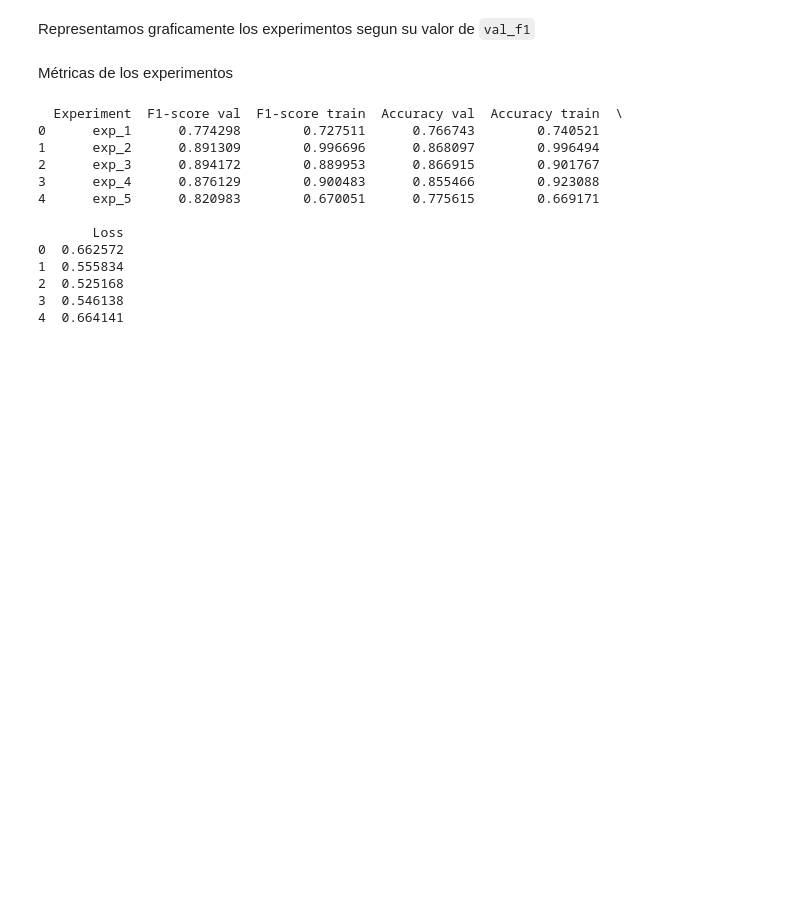
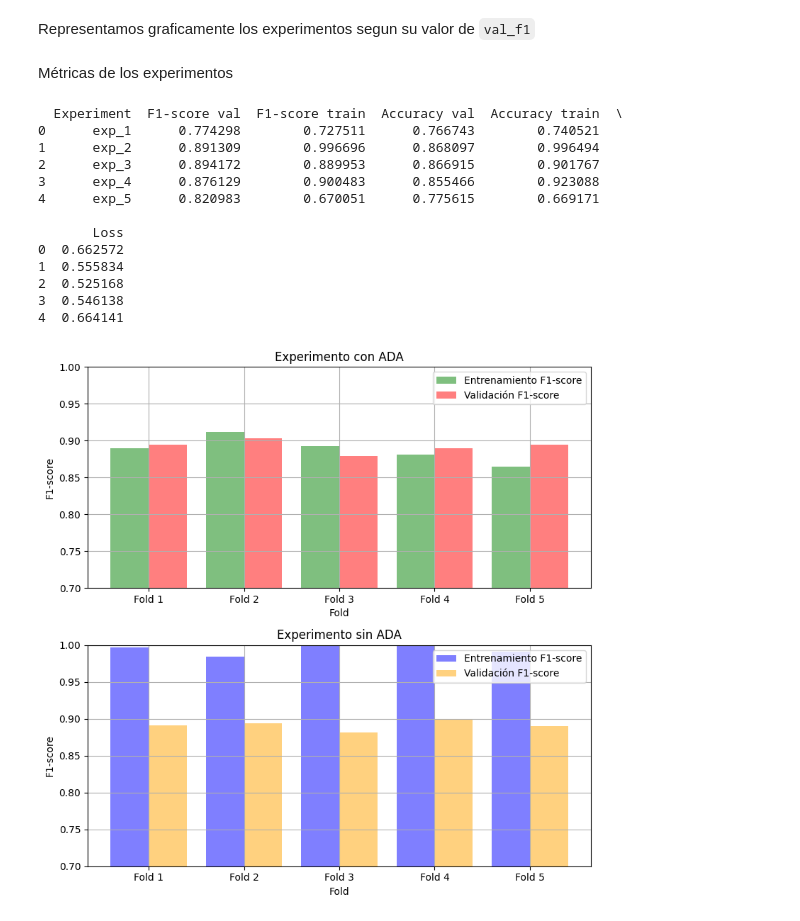
Before and after one commit to JoseRuiz01/Detecciones-de-Manipulaciones-Copy-Move-y-Splicing-en-Audio-usando-Tecnicas-de-Aprendizaje-Profundo, a Jupyter notebook: plot_experiments_results.ipynb, the cells around one changed output. Drawn from its saved outputs; the diff is of its cells as text; code cells hidden in the pictures; blank space fills up the shorter version.

```diff
--- a/plot_experiments_results.ipynb
+++ b/plot_experiments_results.ipynb
@@ -112,4 +112,49 @@ print(df_metrics)
 2  0.525168
 3  0.546138
 4  0.664141
+# %%
+# Datos del experimento exp_3
+exp_3_data = results['exp_3']
+epochs_3 = [entry['epoch'] for entry in exp_3_data]
+train_f1_3 = [entry['train_f1'] for entry in exp_3_data]
+val_f1_3 = [entry['val_f1'] for entry in exp_3_data]
+
+# Datos del experimento exp_2
+exp_2_data = results['exp_2']
+epochs_2 = [entry['epoch'] for entry in exp_2_data]
+train_f1_2 = [entry['train_f1'] for entry in exp_2_data]
+val_f1_2 = [entry['val_f1'] for entry in exp_2_data]
+
+# Crear las subgráficas
+fig, axes = plt.subplots(2, 1, figsize=(8, 8))
+
+# Gráfica para exp_3
+axes[0].bar(np.arange(len(epochs_3)) - 0.2, train_f1_3, width=0.4, label='Entrenamiento F1-score', alpha=0.5, color='green')
+axes[0].bar(np.arange(len(epochs_3)) + 0.2, val_f1_3, width=0.4, label='Validación F1-score', alpha=0.5, color='red')
+axes[0].set_title('Experimento con ADA')
+axes[0].set_xlabel('Fold')
+axes[0].set_ylabel('F1-score')
+axes[0].set_xticks(np.arange(len(epochs_3)))
+axes[0].set_xticklabels([f"Fold {i+1}" for i in range(len(epochs_3))])
+axes[0].legend()
+axes[0].grid(True)
+axes[0].set_ylim(bottom=0.7, top=1)
+
+
+# Gráfica para exp_2
+axes[1].bar(np.arange(len(epochs_2)) - 0.2, train_f1_2, width=0.4, label='Entrenamiento F1-score', alpha=0.5, color='blue')
+axes[1].bar(np.arange(len(epochs_2)) + 0.2, val_f1_2, width=0.4, label='Validación F1-score', alpha=0.5, color='orange')
+axes[1].set_title('Experimento sin ADA')
+axes[1].set_xlabel('Fold')
+axes[1].set_ylabel('F1-score')
+axes[1].set_xticks(np.arange(len(epochs_2)))
+axes[1].set_xticklabels([f"Fold {i+1}" for i in range(len(epochs_2))])
+axes[1].legend()
+axes[1].grid(True)
+axes[1].set_ylim(bottom=0.7, top=1)
+
+plt.tight_layout()
+plt.show()
+# %% [output]
+[figure, added]
 # %%
```
Also changed, not shown: parts of 3 cells of this notebook, 1 other file.
